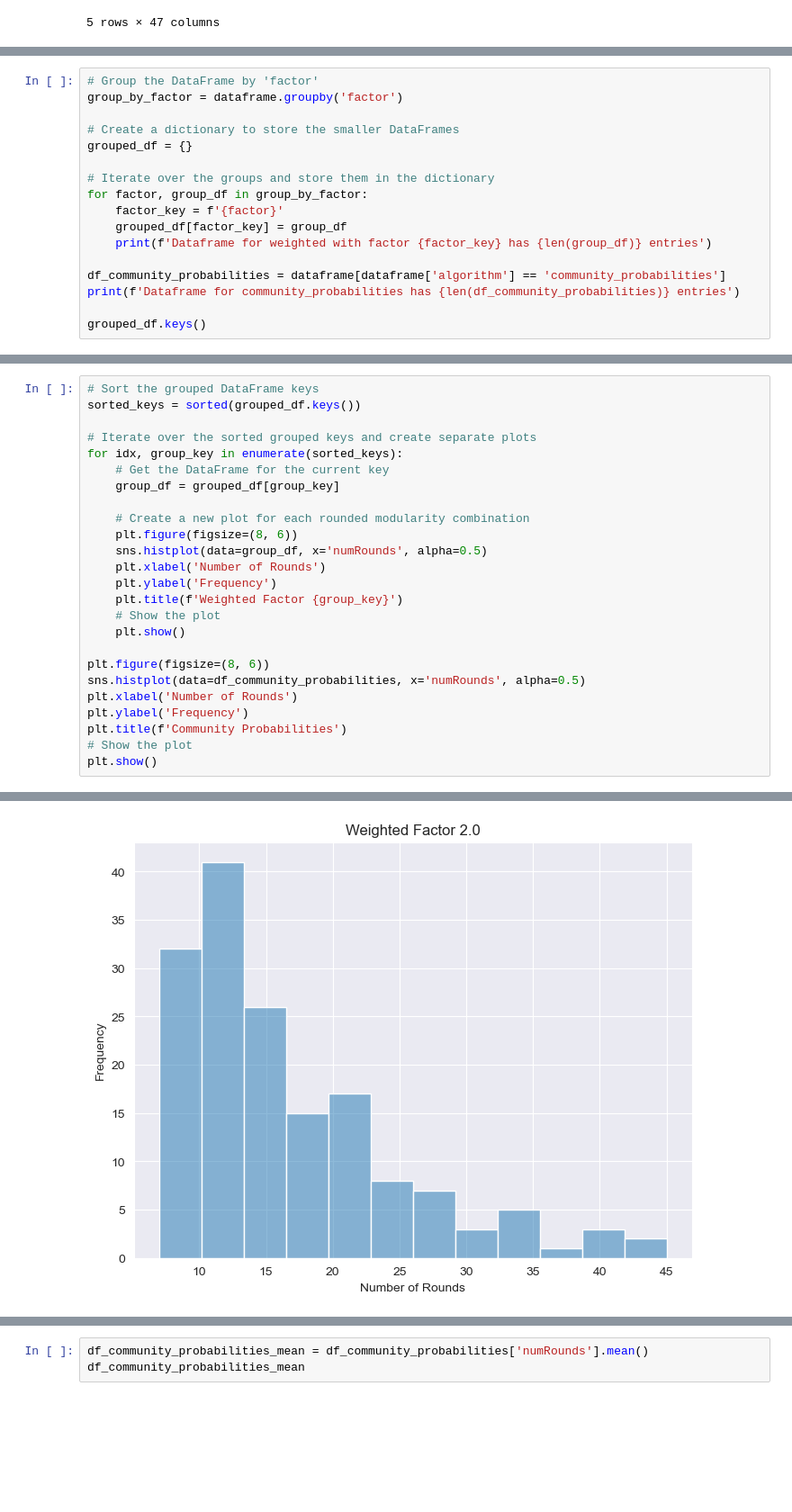
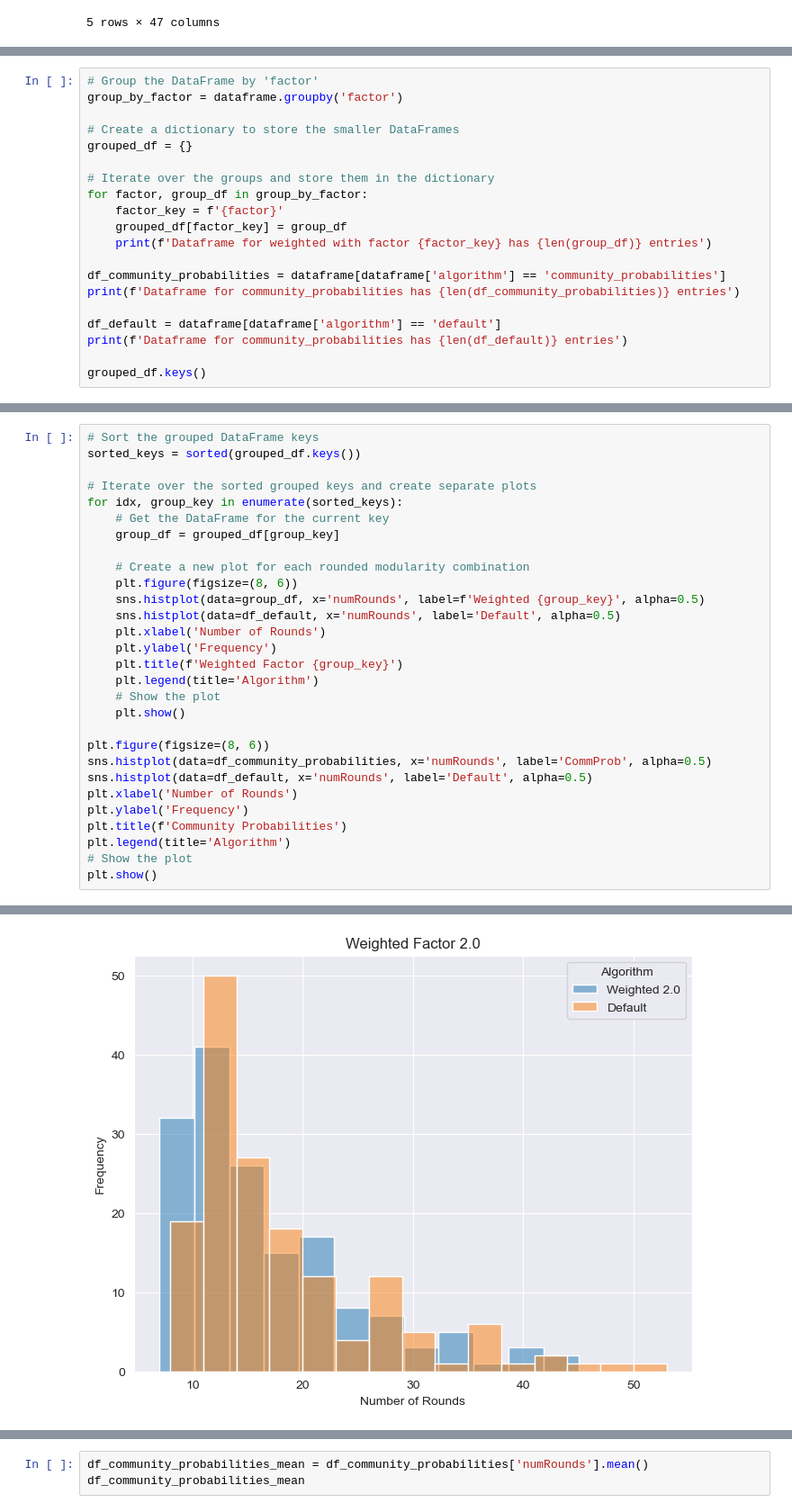
Before and after one commit to xwoodpecker/GossipingSimulation, a Jupyter notebook: evaluation/evaluation_high_mod.ipynb, the cells around one changed output, grey strips where cells are left out. Shown at 90% size. Saved outputs shown, nothing was run; the diff lists cells and outputs as text; blank space fills up the shorter version.

```diff
--- a/evaluation/evaluation_high_mod.ipynb
+++ b/evaluation/evaluation_high_mod.ipynb
@@ -81,6 +81,9 @@ for factor, group_df in group_by_factor:
 df_community_probabilities = dataframe[dataframe['algorithm'] == 'community_probabilities']
 print(f'Dataframe for community_probabilities has {len(df_community_probabilities)} entries')
 
+df_default = dataframe[dataframe['algorithm'] == 'default']
+print(f'Dataframe for community_probabilities has {len(df_default)} entries')
+
 grouped_df.keys()
 # %% [output]
 Dataframe for weighted with factor 1.25 has 160 entries
@@ -104,18 +108,22 @@ for idx, group_key in enumerate(sorted_keys):
 
     # Create a new plot for each rounded modularity combination
     plt.figure(figsize=(8, 6))
-    sns.histplot(data=group_df, x='numRounds', alpha=0.5)
+    sns.histplot(data=group_df, x='numRounds', label=f'Weighted {group_key}', alpha=0.5)
+    sns.histplot(data=df_default, x='numRounds', label='Default', alpha=0.5)
     plt.xlabel('Number of Rounds')
     plt.ylabel('Frequency')
     plt.title(f'Weighted Factor {group_key}')
+    plt.legend(title='Algorithm')
     # Show the plot
     plt.show()
 
 plt.figure(figsize=(8, 6))
-sns.histplot(data=df_community_probabilities, x='numRounds', alpha=0.5)
+sns.histplot(data=df_community_probabilities, x='numRounds', label='CommProb', alpha=0.5)
+sns.histplot(data=df_default, x='numRounds', label='Default', alpha=0.5)
 plt.xlabel('Number of Rounds')
 plt.ylabel('Frequency')
 plt.title(f'Community Probabilities')
+plt.legend(title='Algorithm')
 # Show the plot
 plt.show()
 # %% [output]
@@ -125 +133 @@ plt.show()
-[figure, old version]
+[figure, new version]
```
Also changed, not shown: parts of 14 cells of this notebook, 4 other files.
